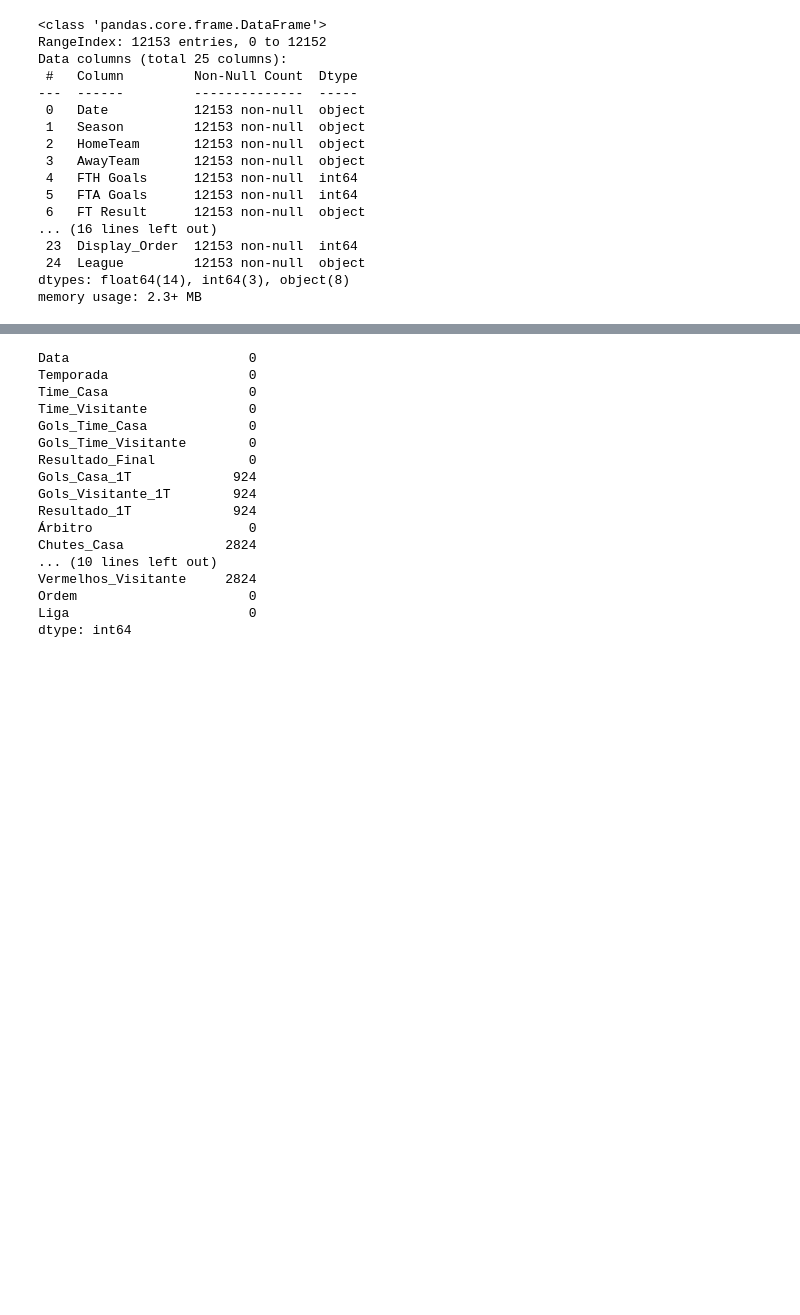
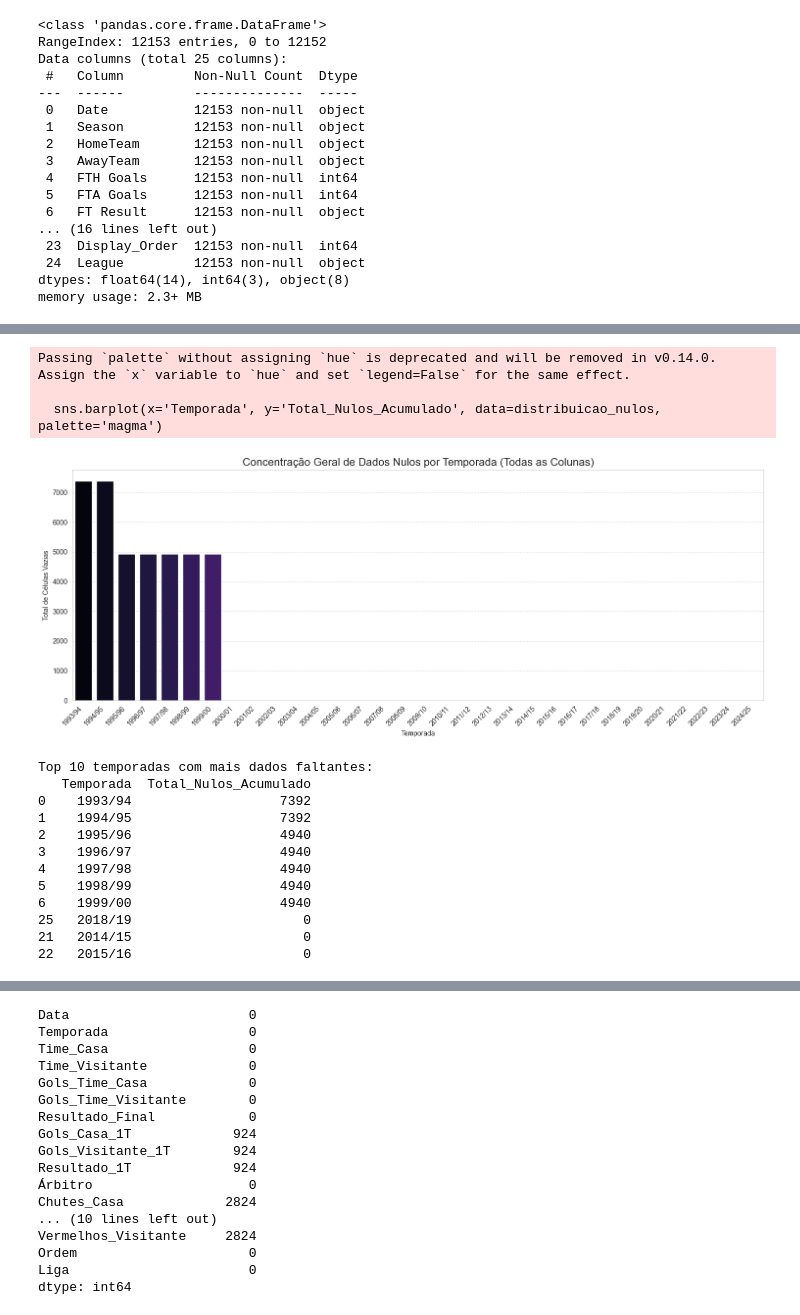
Before and after one commit to LucasCMesquita10/premier_league_dataset, a Jupyter notebook: premierLeague.ipynb, the cells around one changed output, grey strips where cells are left out. Cells and saved outputs as stored; diff of their text form; code cells hidden in the pictures; blank space fills up the shorter version.

Commit message:
Adicionando um README e adicionando um gráfico para nulos

```diff
--- a/premierLeague.ipynb
+++ b/premierLeague.ipynb
@@ -180,3 +180,46 @@ df = df.rename(columns={
     'League': 'Liga',
     'Referee': 'Árbitro'
 })
+# %%
+# 1. Criar um DataFrame que indica onde estão os nulos (True para nulo, False para preenchido)
+nulos_geral = df.isnull()
+
+# 2. Adicionar a coluna de Temporada para agrupar
+nulos_geral['Temporada'] = df['Temporada']
+
+# 3. Agrupar por temporada e somar todos os nulos encontrados em todas as colunas
+distribuicao_nulos = nulos_geral.groupby('Temporada').sum().sum(axis=1).reset_index()
+distribuicao_nulos.columns = ['Temporada', 'Total_Nulos_Acumulado']
+
+# 4. Plotar o gráfico de barras geral
+plt.figure(figsize=(15, 6))
+sns.barplot(x='Temporada', y='Total_Nulos_Acumulado', data=distribuicao_nulos, palette='magma')
+
+plt.xticks(rotation=45, ha='right')
+plt.title('Concentração Geral de Dados Nulos por Temporada (Todas as Colunas)', fontsize=16)
+plt.ylabel('Total de Células Vazias')
+plt.xlabel('Temporada')
+plt.grid(axis='y', linestyle='--', alpha=0.7)
+plt.tight_layout()
+plt.show()
+
+# Exibir os anos com mais nulos para análise rápida
+print("Top 10 temporadas com mais dados faltantes:")
+print(distribuicao_nulos.sort_values(by='Total_Nulos_Acumulado', ascending=False).head(10))
+# %% [output]
+Passing `palette` without assigning `hue` is deprecated and will be removed in v0.14.0. Assign the `x` variable to `hue` and set `legend=False` for the same effect.
+
+  sns.barplot(x='Temporada', y='Total_Nulos_Acumulado', data=distribuicao_nulos, palette='magma')
+[figure, added]
+Top 10 temporadas com mais dados faltantes:
+   Temporada  Total_Nulos_Acumulado
+0    1993/94                   7392
+1    1994/95                   7392
+2    1995/96                   4940
+3    1996/97                   4940
+4    1997/98                   4940
+5    1998/99                   4940
+6    1999/00                   4940
+25   2018/19                      0
+21   2014/15                      0
+22   2015/16                      0
```
Also changed, not shown: parts of 6 cells of this notebook, 1 other file.
